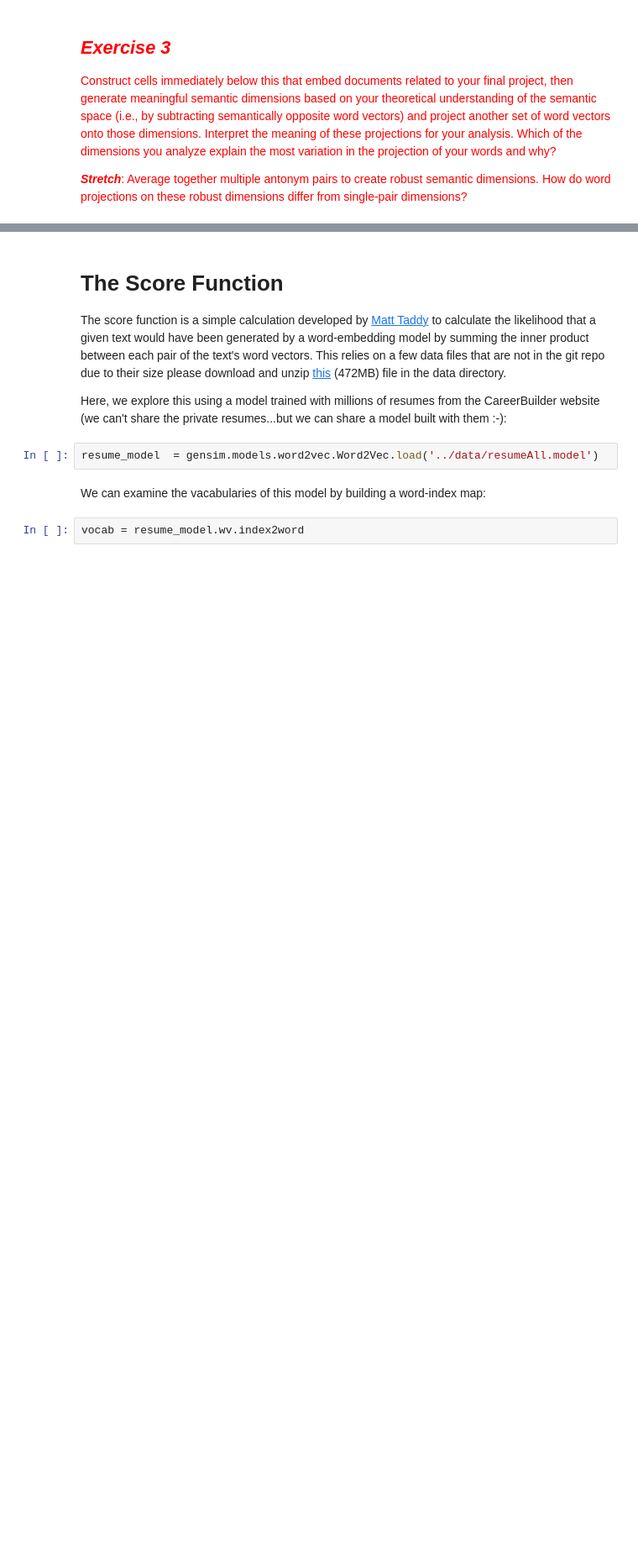
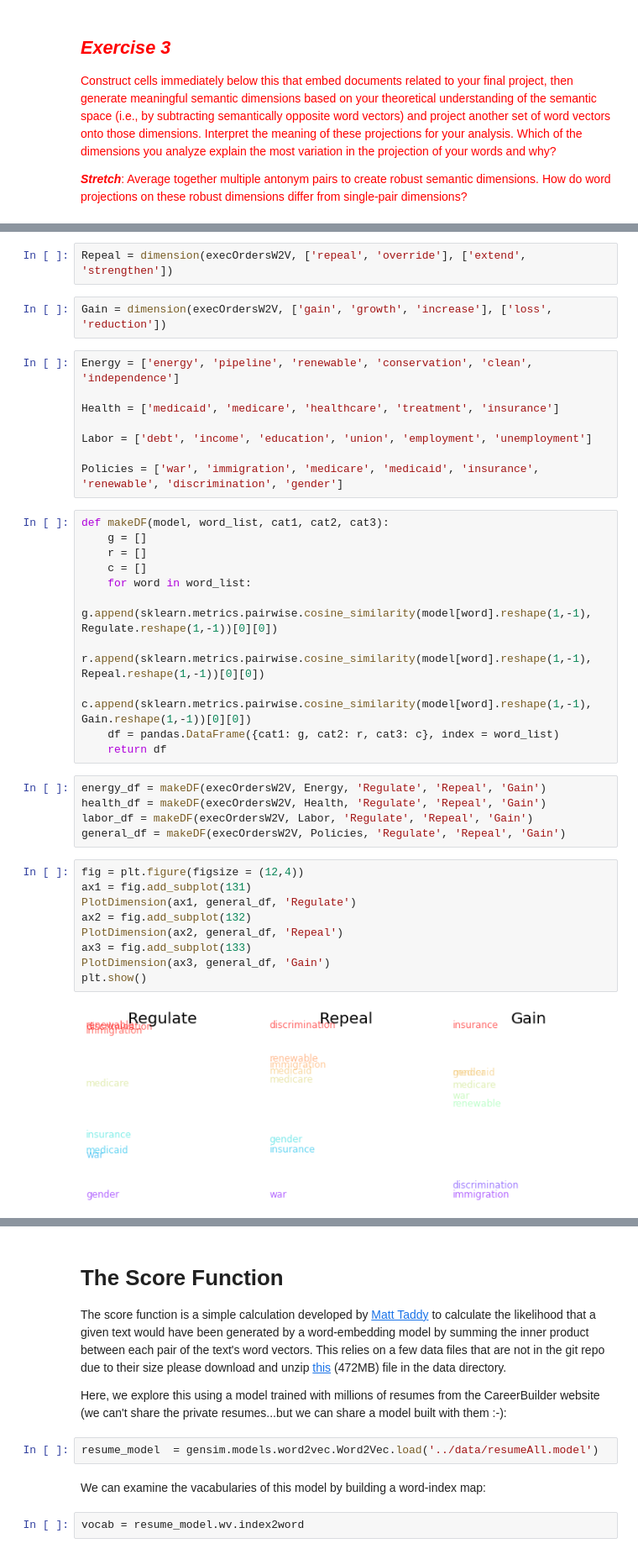
Before and after one commit to lilygrier/Homework-Notebooks, a Jupyter notebook: week-7/7-Vector-Space-Word-Embeddings_lilygrier.ipynb, the cells around one changed output, grey strips where cells are left out. Shown at 84% size. Saved outputs shown, nothing was run; the diff lists cells and outputs as text; blank space fills up the shorter version.

```diff
--- a/week-7/7-Vector-Space-Word-Embeddings_lilygrier.ipynb
+++ b/week-7/7-Vector-Space-Word-Embeddings_lilygrier.ipynb
@@ -1179,0 +1206,39 @@ plt.show()
+# %%
+Repeal = dimension(execOrdersW2V, ['repeal', 'override'], ['extend', 'strengthen'])
+# %%
+Gain = dimension(execOrdersW2V, ['gain', 'growth', 'increase'], ['loss', 'reduction'])
+# %%
+Energy = ['energy', 'pipeline', 'renewable', 'conservation', 'clean', 'independence']
+
+Health = ['medicaid', 'medicare', 'healthcare', 'treatment', 'insurance']
+
+Labor = ['debt', 'income', 'education', 'union', 'employment', 'unemployment']
+
+Policies = ['war', 'immigration', 'medicare', 'medicaid', 'insurance', 'renewable', 'discrimination', 'gender']
+# %%
+def makeDF(model, word_list, cat1, cat2, cat3):
+    g = []
+    r = []
+    c = []
+    for word in word_list:
+        g.append(sklearn.metrics.pairwise.cosine_similarity(model[word].reshape(1,-1), Regulate.reshape(1,-1))[0][0])
+        r.append(sklearn.metrics.pairwise.cosine_similarity(model[word].reshape(1,-1), Repeal.reshape(1,-1))[0][0])
+        c.append(sklearn.metrics.pairwise.cosine_similarity(model[word].reshape(1,-1), Gain.reshape(1,-1))[0][0])
+    df = pandas.DataFrame({cat1: g, cat2: r, cat3: c}, index = word_list)
+    return df
+# %%
+energy_df = makeDF(execOrdersW2V, Energy, 'Regulate', 'Repeal', 'Gain')
+health_df = makeDF(execOrdersW2V, Health, 'Regulate', 'Repeal', 'Gain')
+labor_df = makeDF(execOrdersW2V, Labor, 'Regulate', 'Repeal', 'Gain')
+general_df = makeDF(execOrdersW2V, Policies, 'Regulate', 'Repeal', 'Gain')
+# %%
+fig = plt.figure(figsize = (12,4))
+ax1 = fig.add_subplot(131)
+PlotDimension(ax1, general_df, 'Regulate')
+ax2 = fig.add_subplot(132)
+PlotDimension(ax2, general_df, 'Repeal')
+ax3 = fig.add_subplot(133)
+PlotDimension(ax3, general_df, 'Gain')
+plt.show()
+# %% [output]
+[figure, added]
```
Also changed, not shown: parts of 7 cells of this notebook.
